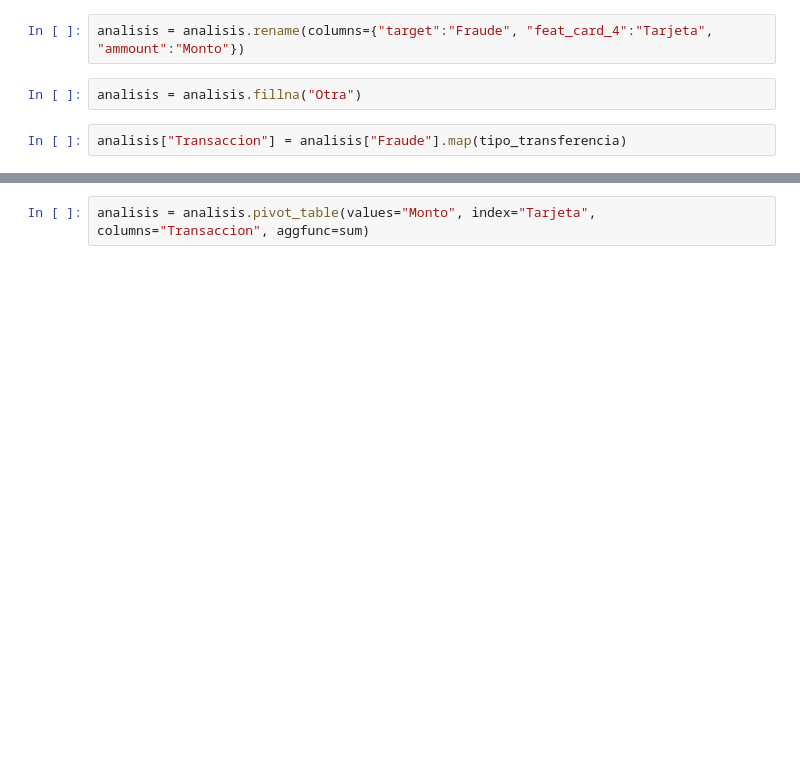
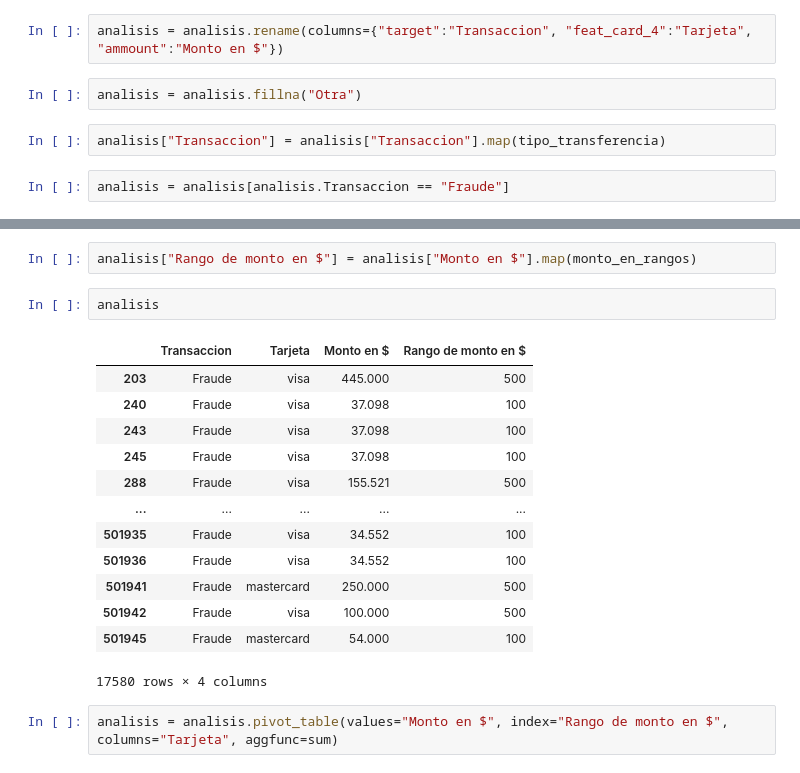
Before and after one commit to Brucejr09/Org-de-Datos-106828, a Jupyter notebook: heatmap.ipynb, the cells around one changed output, grey strips where cells are left out. Saved outputs shown, nothing was run; the diff lists cells and outputs as text; blank space fills up the shorter version.

```diff
--- a/heatmap.ipynb
+++ b/heatmap.ipynb
@@ -12,8 +27,10 @@ def tipo_transferencia(numero) -> str:
 # %%
 analisis = transactions[["target", "feat_card_4", "ammount"]]
 # %%
-analisis = analisis.rename(columns={"target":"Fraude", "feat_card_4":"Tarjeta", "ammount":"Monto"})
+analisis = analisis.rename(columns={"target":"Transaccion", "feat_card_4":"Tarjeta", "ammount":"Monto en $"})
 # %%
 analisis = analisis.fillna("Otra")
 # %%
-analisis["Transaccion"] = analisis["Fraude"].map(tipo_transferencia)
+analisis["Transaccion"] = analisis["Transaccion"].map(tipo_transferencia)
+# %%
+analisis = analisis[analisis.Transaccion == "Fraude"]
@@ -20,2 +49,20 @@ analisis["Transaccion"] = analisis["Fraude"].map(tipo_transferencia)
+# %%
+analisis["Rango de monto en $"] = analisis["Monto en $"].map(monto_en_rangos)
+# %%
+analisis
+# %% [output]
+|  | Transaccion | Tarjeta | Monto en $ | Rango de monto en $ |
+| 203 | Fraude | visa | 445.000 | 500 |
+| 240 | Fraude | visa | 37.098 | 100 |
+| 243 | Fraude | visa | 37.098 | 100 |
+| 245 | Fraude | visa | 37.098 | 100 |
+| 288 | Fraude | visa | 155.521 | 500 |
+| ... | ... | ... | ... | ... |
+| 501935 | Fraude | visa | 34.552 | 100 |
+| 501936 | Fraude | visa | 34.552 | 100 |
+| 501941 | Fraude | mastercard | 250.000 | 500 |
+| 501942 | Fraude | visa | 100.000 | 500 |
+| 501945 | Fraude | mastercard | 54.000 | 100 |
+17580 rows × 4 columns
 # %%
-analisis = analisis.pivot_table(values="Monto", index="Tarjeta", columns="Transaccion", aggfunc=sum)
+analisis = analisis.pivot_table(values="Monto en $", index="Rango de monto en $", columns="Tarjeta", aggfunc=sum)
```
Also changed, not shown: parts of 10 cells of this notebook.
